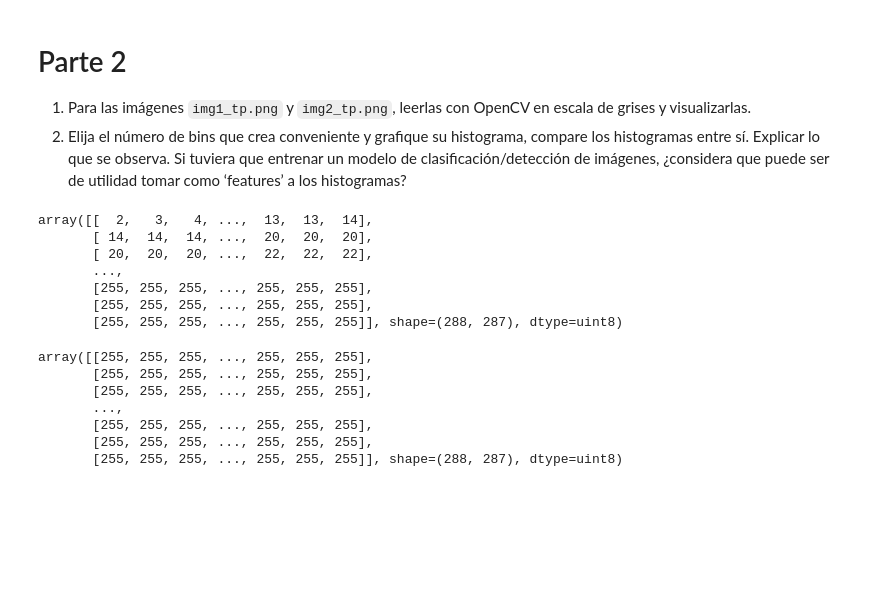
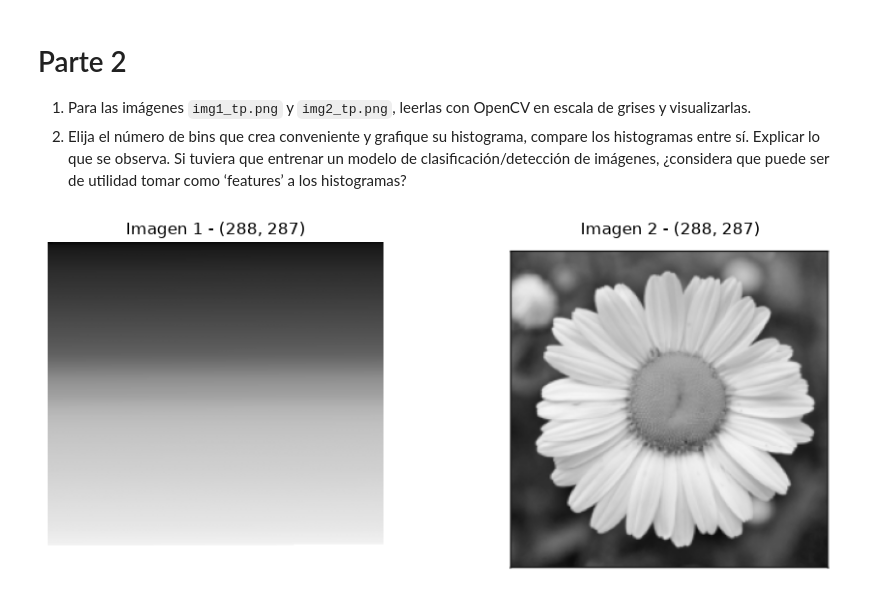
Before and after one commit to LucianaSimon/VPC1_CEIA, a Jupyter notebook: TP1.ipynb, the cells around one changed output. Saved outputs shown, nothing was run; the diff lists cells and outputs as text; code cells hidden in the pictures; blank space fills up the shorter version.

```diff
--- a/TP1.ipynb
+++ b/TP1.ipynb
@@ -241,25 +239,3 @@ White Patch atenúa la dominante de color, pero no la elimina en ninguna de las
 
   1. Para las imágenes `img1_tp.png` y `img2_tp.png`, leerlas con OpenCV en escala de grises y visualizarlas.
   2. Elija el número de bins que crea conveniente y grafique su histograma, compare los histogramas entre sí. Explicar lo que se observa. Si tuviera que entrenar un modelo de clasificación/detección de imágenes, ¿considera que puede ser de utilidad tomar como ‘features’ a los histogramas?
-# %%
-img1: ndarray = cv.imread(os.path.join(folder, 'img_1.png'), cv.IMREAD_GRAYSCALE)
-img1
-# %% [output]
-array([[  2,   3,   4, ...,  13,  13,  14],
-       [ 14,  14,  14, ...,  20,  20,  20],
-       [ 20,  20,  20, ...,  22,  22,  22],
-       ...,
-       [255, 255, 255, ..., 255, 255, 255],
-       [255, 255, 255, ..., 255, 255, 255],
-       [255, 255, 255, ..., 255, 255, 255]], shape=(288, 287), dtype=uint8)
-# %%
-img2: ndarray = cv.imread(os.path.join(folder, 'img_2.png'), cv.IMREAD_GRAYSCALE)
-img2
-# %% [output]
-array([[255, 255, 255, ..., 255, 255, 255],
-       [255, 255, 255, ..., 255, 255, 255],
-       [255, 255, 255, ..., 255, 255, 255],
-       ...,
-       [255, 255, 255, ..., 255, 255, 255],
-       [255, 255, 255, ..., 255, 255, 255],
-       [255, 255, 255, ..., 255, 255, 255]], shape=(288, 287), dtype=uint8)
@@ -265,0 +254,18 @@ array([[255, 255, 255, ..., 255, 255, 255],
+# %%
+# visualizamos la imagenes
+plt.figure(figsize=(10, 4))
+
+plt.subplot(1, 2, 1)
+plt.imshow(img1, cmap='gray', vmin=0, vmax=255)
+plt.title(f'Imagen 1 - {img1.shape}')
+plt.axis('off')
+
+plt.subplot(1, 2, 2)
+plt.imshow(img2, cmap='gray', vmin=0, vmax=255)
+plt.title(f'Imagen 2 - {img2.shape}')
+plt.axis('off')
+
+plt.tight_layout()
+plt.show()
+# %% [output]
+[figure, added]
```
Also changed, not shown: parts of 6 cells of this notebook.
